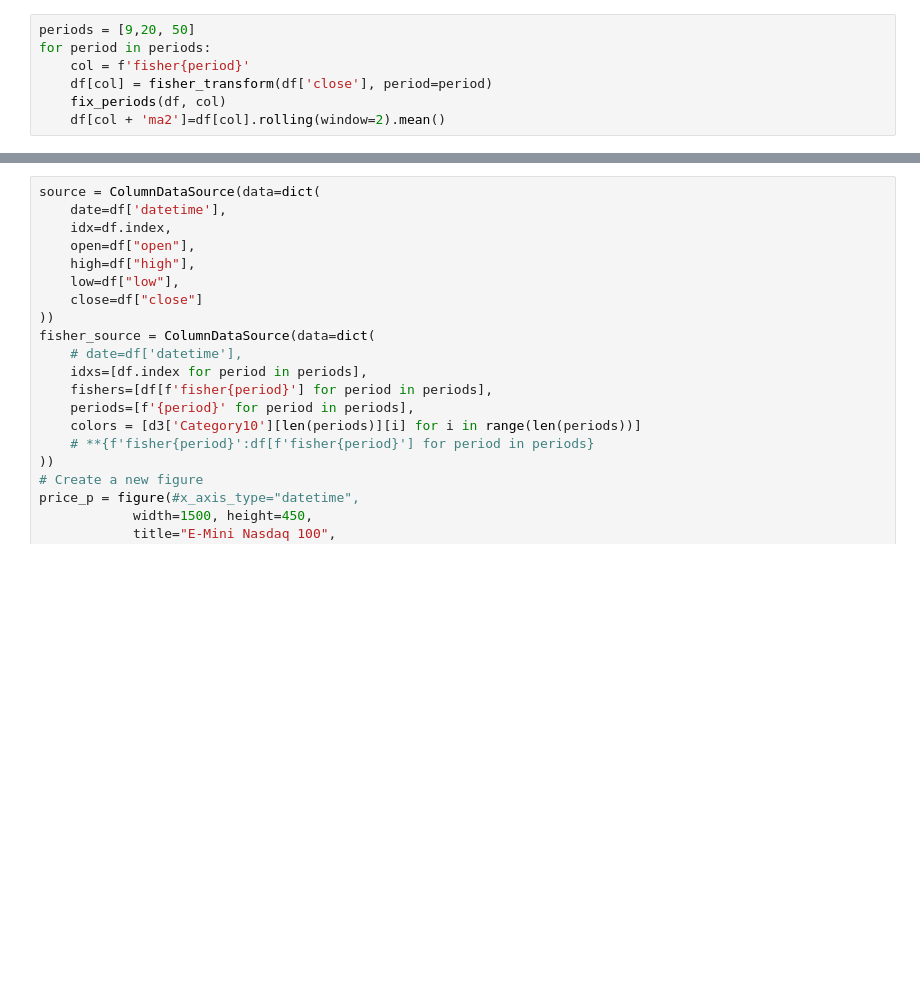
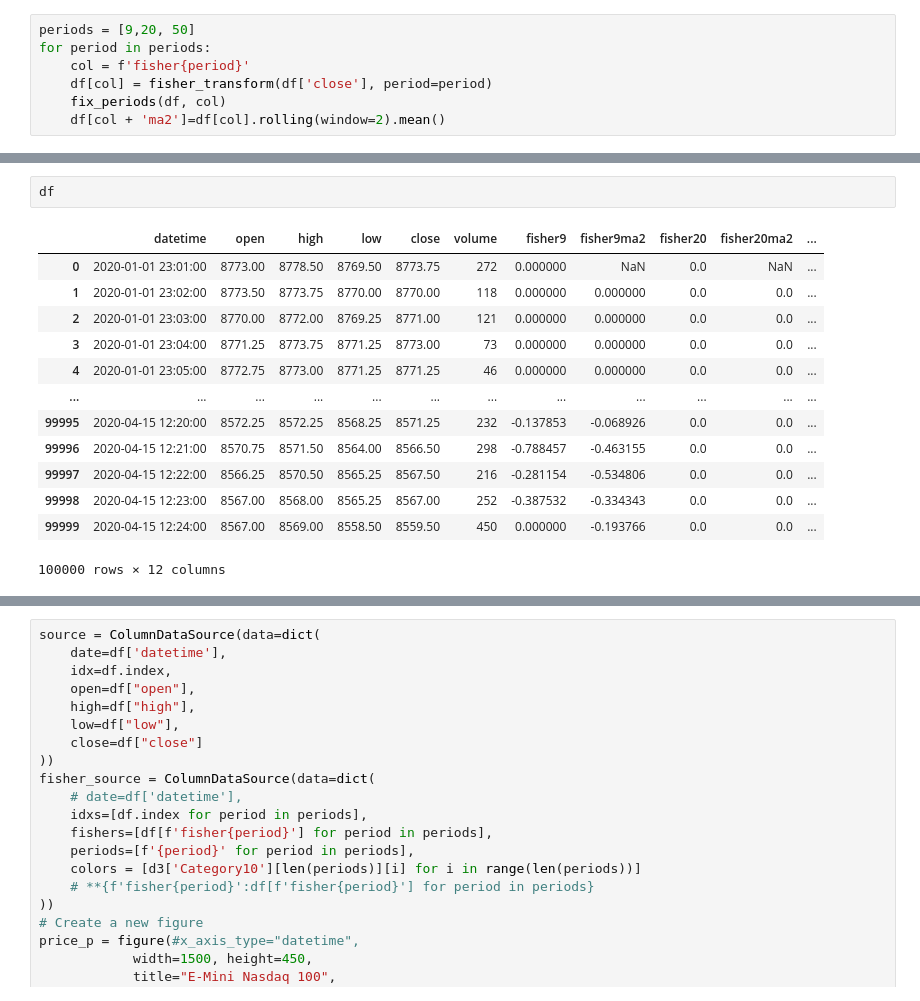
Before and after one commit to shmalex/test_fisher_eda, a Jupyter notebook: jn/2_fisher_transform.ipynb, the cells around one changed output, grey strips where cells are left out. Saved outputs shown, nothing was run; the diff lists cells and outputs as text; blank space fills up the shorter version.

```diff
--- a/jn/2_fisher_transform.ipynb
+++ b/jn/2_fisher_transform.ipynb
@@ -82,3 +84,19 @@ df['fisher20'].plot(alpha=0.3)
+# %%
+df
+# %% [output]
+|  | datetime | open | high | low | close | volume | fisher9 | fisher9ma2 | fisher20 | fisher20ma2 | ... |
+| 0 | 2020-01-01 23:01:00 | 8773.00 | 8778.50 | 8769.50 | 8773.75 | 272 | 0.000000 | NaN | 0.0 | NaN | ... |
+| 1 | 2020-01-01 23:02:00 | 8773.50 | 8773.75 | 8770.00 | 8770.00 | 118 | 0.000000 | 0.000000 | 0.0 | 0.0 | ... |
+| 2 | 2020-01-01 23:03:00 | 8770.00 | 8772.00 | 8769.25 | 8771.00 | 121 | 0.000000 | 0.000000 | 0.0 | 0.0 | ... |
+| 3 | 2020-01-01 23:04:00 | 8771.25 | 8773.75 | 8771.25 | 8773.00 | 73 | 0.000000 | 0.000000 | 0.0 | 0.0 | ... |
+| 4 | 2020-01-01 23:05:00 | 8772.75 | 8773.00 | 8771.25 | 8771.25 | 46 | 0.000000 | 0.000000 | 0.0 | 0.0 | ... |
+| ... | ... | ... | ... | ... | ... | ... | ... | ... | ... | ... | ... |
+| 99995 | 2020-04-15 12:20:00 | 8572.25 | 8572.25 | 8568.25 | 8571.25 | 232 | -0.137853 | -0.068926 | 0.0 | 0.0 | ... |
+| 99996 | 2020-04-15 12:21:00 | 8570.75 | 8571.50 | 8564.00 | 8566.50 | 298 | -0.788457 | -0.463155 | 0.0 | 0.0 | ... |
+| 99997 | 2020-04-15 12:22:00 | 8566.25 | 8570.50 | 8565.25 | 8567.50 | 216 | -0.281154 | -0.534806 | 0.0 | 0.0 | ... |
+| 99998 | 2020-04-15 12:23:00 | 8567.00 | 8568.00 | 8565.25 | 8567.00 | 252 | -0.387532 | -0.334343 | 0.0 | 0.0 | ... |
+| 99999 | 2020-04-15 12:24:00 | 8567.00 | 8569.00 | 8558.50 | 8559.50 | 450 | 0.000000 | -0.193766 | 0.0 | 0.0 | ... |
+100000 rows × 12 columns
 # %%
 df['fisher9'].describe()
 # %% [output]
```
Also changed, not shown: parts of 5 cells of this notebook, 17 other files.
